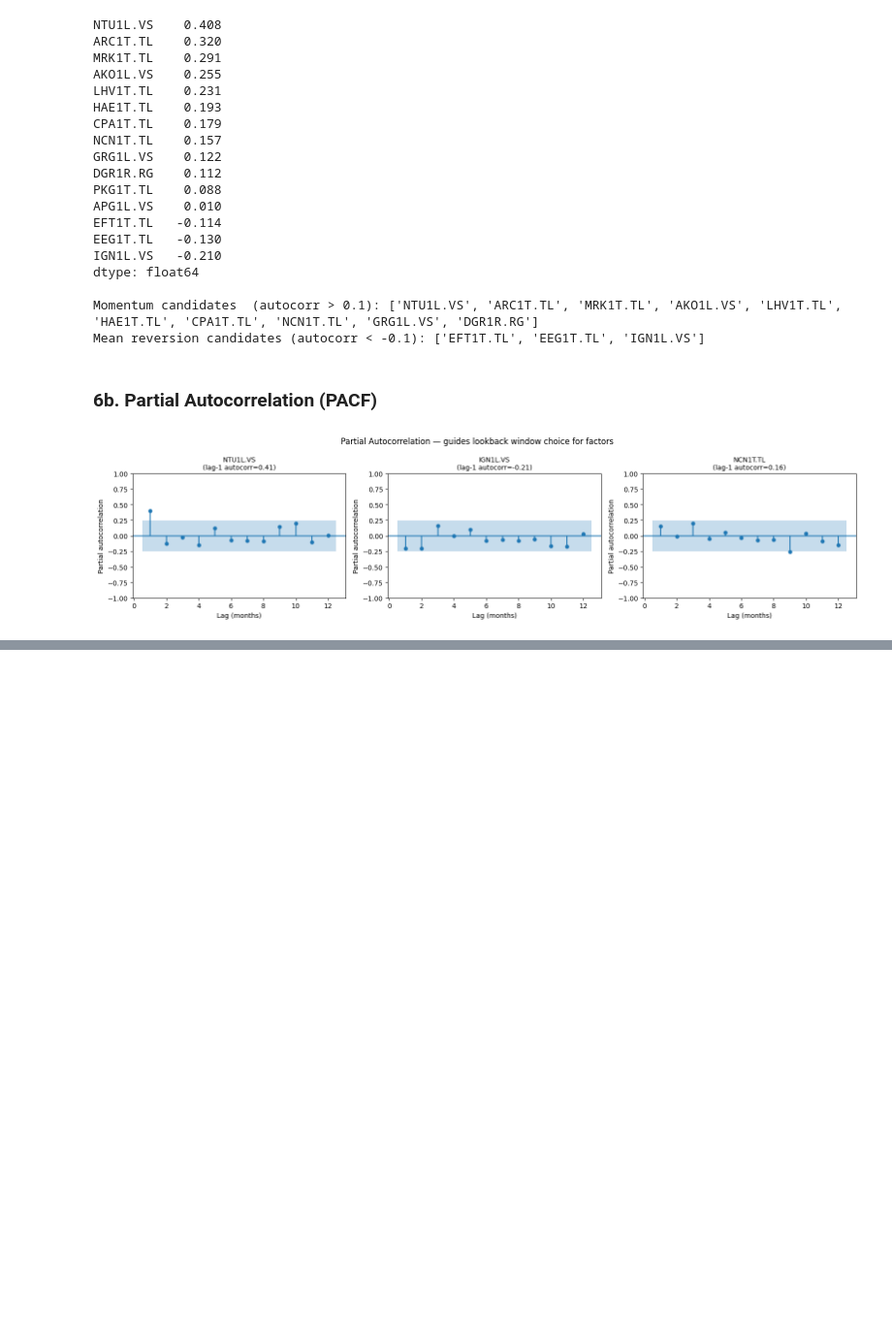
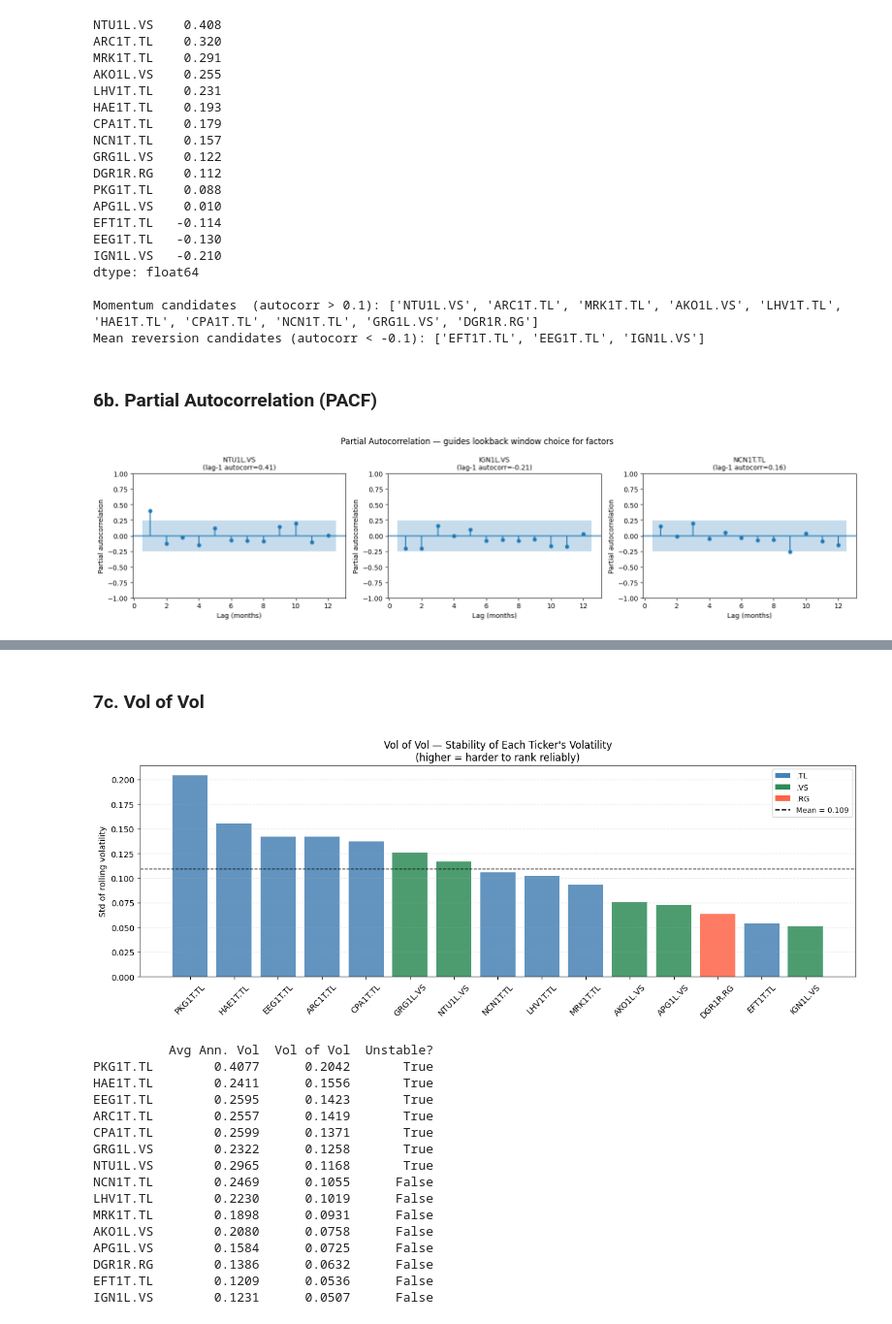
Before and after one commit to Sp0ozy/baltic-factor-model, a Jupyter notebook: notebooks/01_eda.ipynb, the cells around one changed output, grey strips where cells are left out. Shown at 97% size. Drawn from its saved outputs; the diff is of its cells as text; code cells hidden in the pictures; blank space fills up the shorter version.

```diff
--- a/notebooks/01_eda.ipynb
+++ b/notebooks/01_eda.ipynb
@@ -607,0 +702,43 @@ plt.show()
+# %% [markdown]
+### 7c. Vol of Vol
+# %%
+vol_of_vol = rolling_vol.std().sort_values(ascending=False)
+
+fig, ax = plt.subplots(figsize=(13, 5))
+colors = [exchange_colors[t[-3:]] for t in vol_of_vol.index]
+ax.bar(vol_of_vol.index, vol_of_vol.values, color=colors, alpha=0.85)
+ax.axhline(vol_of_vol.mean(), color="black", linewidth=1, linestyle="--",
+           label=f"Mean = {vol_of_vol.mean():.3f}")
+ax.set_title("Vol of Vol — Stability of Each Ticker's Volatility\n(higher = harder to rank reliably)", fontsize=12)
+ax.set_ylabel("Std of rolling volatility")
+ax.tick_params(axis="x", rotation=45)
+ax.grid(axis="y", linestyle="--", alpha=0.4)
+ax.legend(handles=legend_elements + [plt.Line2D([0], [0], color="black", linestyle="--",
+          label=f"Mean = {vol_of_vol.mean():.3f}")], fontsize=9)
+plt.tight_layout()
+plt.show()
+
+vol_summary = pd.DataFrame({
+    "Avg Ann. Vol":  avg_vol.round(4),
+    "Vol of Vol":    vol_of_vol.round(4),
+    "Unstable?":     vol_of_vol > vol_of_vol.mean(),
+})
+print(vol_summary.sort_values("Vol of Vol", ascending=False))
+# %% [output]
+[figure, added]
+          Avg Ann. Vol  Vol of Vol  Unstable?
+PKG1T.TL        0.4077      0.2042       True
+HAE1T.TL        0.2411      0.1556       True
+EEG1T.TL        0.2595      0.1423       True
+ARC1T.TL        0.2557      0.1419       True
+CPA1T.TL        0.2599      0.1371       True
+GRG1L.VS        0.2322      0.1258       True
+NTU1L.VS        0.2965      0.1168       True
+NCN1T.TL        0.2469      0.1055      False
+LHV1T.TL        0.2230      0.1019      False
+MRK1T.TL        0.1898      0.0931      False
+AKO1L.VS        0.2080      0.0758      False
+APG1L.VS        0.1584      0.0725      False
+DGR1R.RG        0.1386      0.0632      False
+EFT1T.TL        0.1209      0.0536      False
+IGN1L.VS        0.1231      0.0507      False
```
Also changed, not shown: parts of 6 cells of this notebook.
